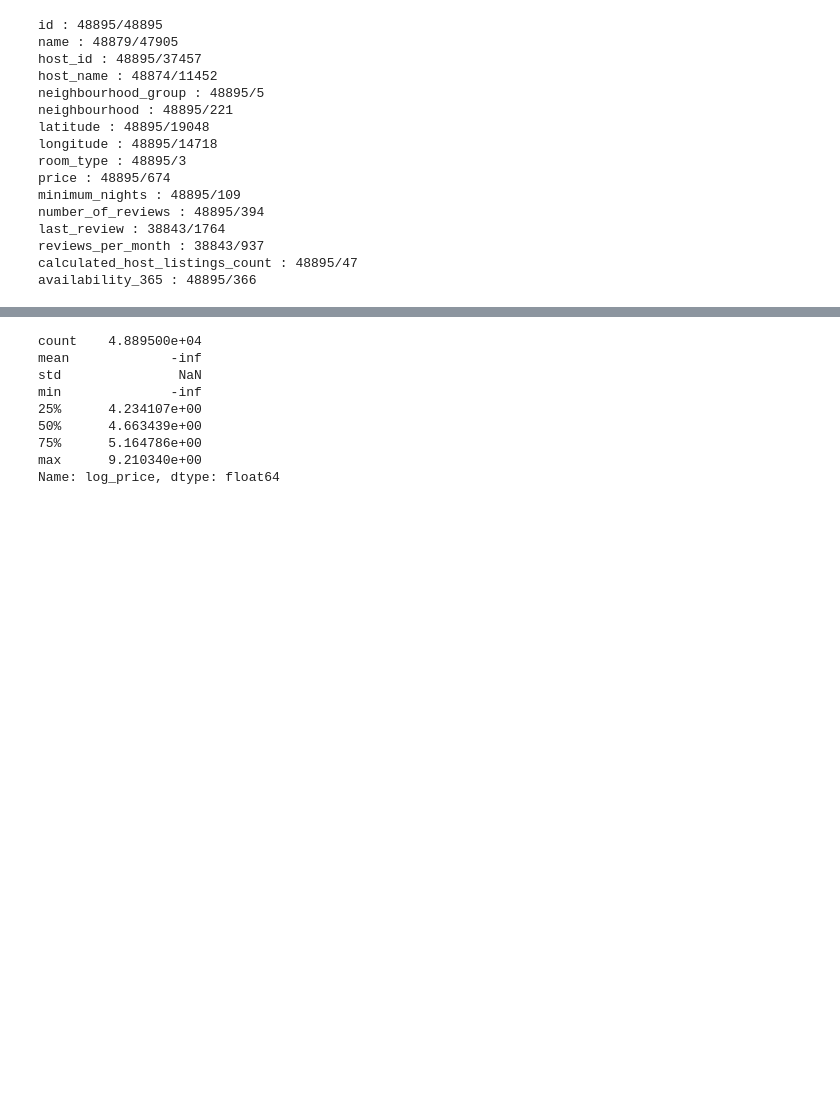
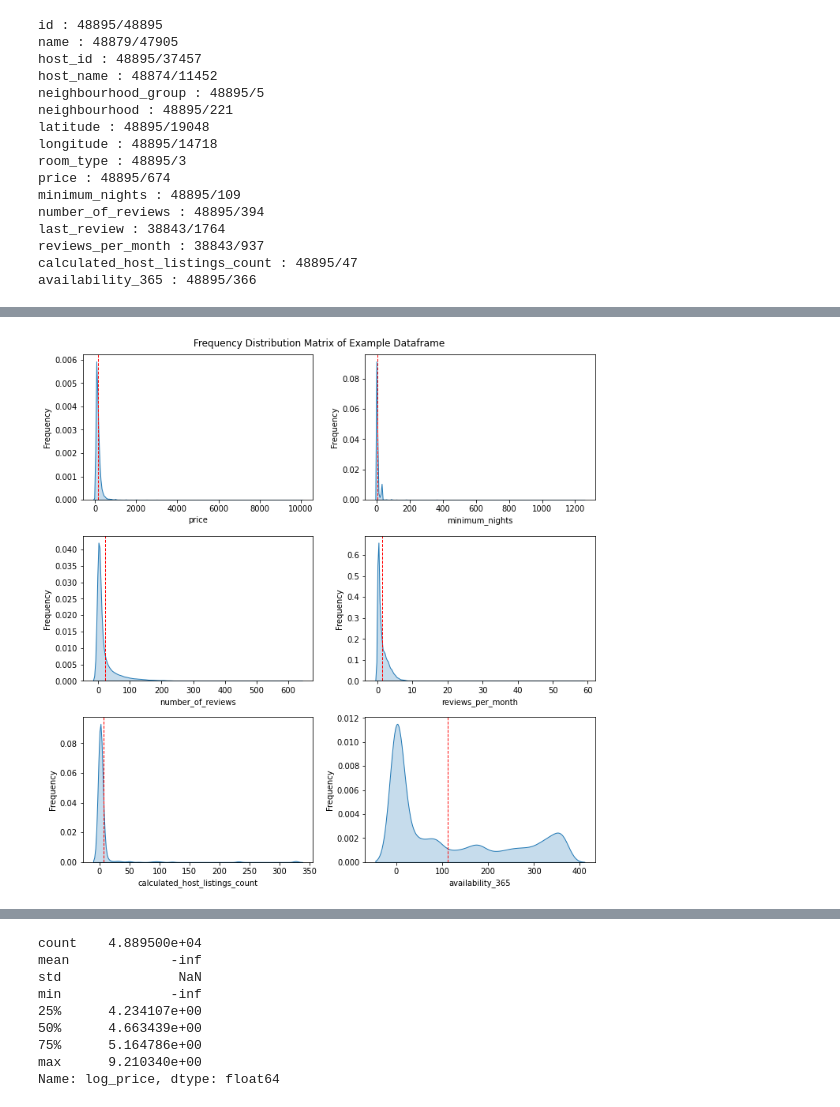
Before and after one commit to arunjegathesh/airbnb_ensemble_learning, a Jupyter notebook: Ensemble_Project_v1.ipynb, the cells around one changed output, grey strips where cells are left out. Cells and saved outputs as stored; diff of their text form; code cells hidden in the pictures; blank space fills up the shorter version.

Commit message:
sns distribution charts added

```diff
--- a/Ensemble_Project_v1.ipynb
+++ b/Ensemble_Project_v1.ipynb
@@ -128 +149,21 @@ availability_365 : 48895/366
+# %%
+fig, axs = plt.subplots(3, 2, figsize=(10, 10))
+
+cols = ['price', 'minimum_nights', 'number_of_reviews', 'reviews_per_month', 'calculated_host_listings_count', 'availability_365']
+
+for idx, col in enumerate(cols):
+    row = idx // 2
+    col1 = idx % 2
+    sns.kdeplot(ax=axs[row, col1], data=df_in, x=col, shade=True)
+    axs[row, col1].set_xlabel(col)
+    axs[row, col1].set_ylabel('Frequency')
+
+    axs[row, col1].axvline(x=df_in[col].mean(), color='red', linestyle='dashed', linewidth=1)
+
+fig.suptitle('Frequency Distribution Matrix of Example Dataframe')
+
+plt.tight_layout()
+plt.show()
+# %% [output]
+[figure, added]
 # %%
```
Also changed, not shown: parts of 17 cells of this notebook.
